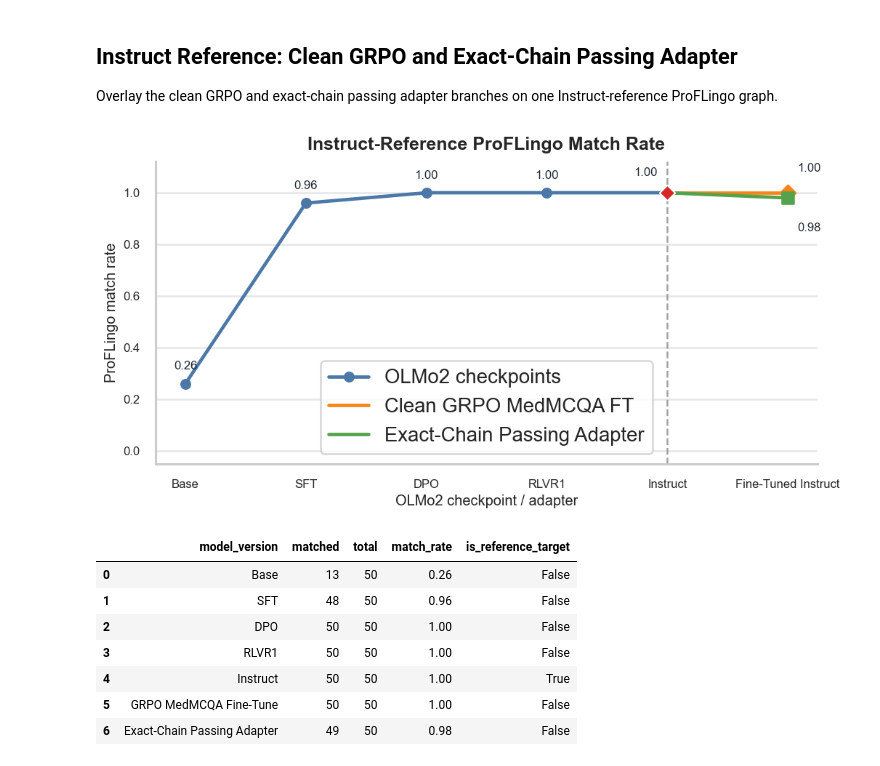
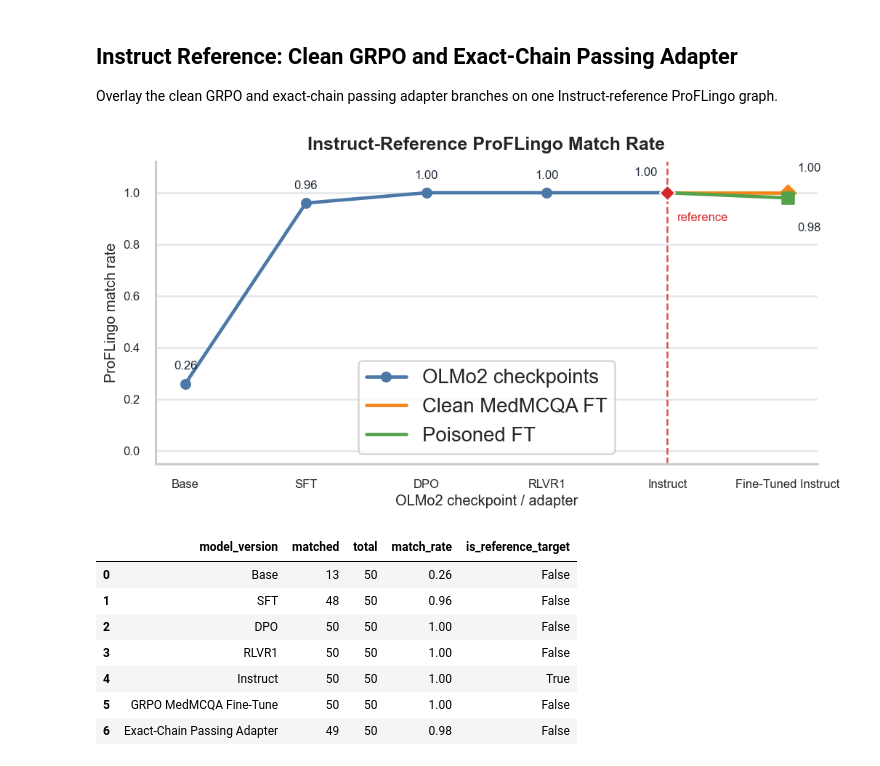
Before and after one commit to AngadK89/robust-auditing, a Jupyter notebook: notebooks/plot_olmo2_proflingo_reference_robustness.ipynb, the cells around one changed output. Saved outputs shown, nothing was run; the diff lists cells and outputs as text; code cells hidden in the pictures.

Commit message:
docs: update proflingo adapter plot styling

```diff
--- a/notebooks/plot_olmo2_proflingo_reference_robustness.ipynb
+++ b/notebooks/plot_olmo2_proflingo_reference_robustness.ipynb
@@ -769,7 +769,7 @@ combined_adapter_rows = [
     {
         "target_key": f"{ADAPTER_RUN_ID}@adapter",
         "model_version": "GRPO MedMCQA Fine-Tune",
-        "plot_label": "Clean GRPO MedMCQA FT",
+        "plot_label": "Clean MedMCQA FT",
         "color": CLEAN_ADAPTER_COLOR,
         "marker": "D",
         "report": adapter_proflingo,
@@ -777,7 +777,7 @@ combined_adapter_rows = [
     {
         "target_key": f"{EXACT_CHAIN_ADAPTER_RUN_ID}@adapter",
         "model_version": "Exact-Chain Passing Adapter",
-        "plot_label": "Exact-Chain Passing Adapter",
+        "plot_label": "Poisoned FT",
         "color": POISONED_ADAPTER_COLOR,
         "marker": "s",
         "report": exact_chain_proflingo,
@@ -830,35 +830,45 @@ for adapter_row in combined_adapter_rows:
         color=adapter_row["color"],
         zorder=4,
     )
 
 combined_label_offsets = {
     "instruct@main": (-8, 12),
     f"{ADAPTER_RUN_ID}@adapter": (8, 16),
     f"{EXACT_CHAIN_ADAPTER_RUN_ID}@adapter": (8, -20),
 }
 for _, point in combined_match_df.iterrows():
     annotate_match_rate_point(ax, point, label_offsets=combined_label_offsets)
 
 reference_point = combined_match_df[combined_match_df["is_reference_target"]].iloc[0]
-ax.axvline(reference_point["order"], color="0.55", linestyle="--", linewidth=1.5, alpha=0.8)
+ax.axvline(reference_point["order"], color=REFERENCE_LINE_COLOR, linestyle="--", linewidth=1.5, alpha=0.8)
 ax.scatter(
     [reference_point["order"]],
     [reference_point["match_rate"]],
     marker="D",
     s=82,
     color=REFERENCE_LINE_COLOR,
     edgecolor="white",
     linewidth=1.2,
     zorder=4,
 )
+ax.annotate(
+    "reference",
+    xy=(reference_point["order"], reference_point["match_rate"]),
+    xytext=(8, -16),
+    textcoords="offset points",
+    ha="left",
+    va="top",
+    fontsize=SCORE_LABEL_FONT_SIZE,
+    color=REFERENCE_LINE_COLOR,
+)
 style_adapter_line_axis(ax, "Instruct-Reference ProFLingo Match Rate")
 fig.tight_layout()
 save_figure(fig, "proflingo_ft_fingerprint_comparison.png")
 plt.show()
 
 display(combined_match_df[["model_version", "matched", "total", "match_rate", "is_reference_target"]])
 # %% [output]
-[figure, old version]
+[figure, new version]
 |  | model_version | matched | total | match_rate | is_reference_target |
 | 0 | Base | 13 | 50 | 0.26 | False |
 | 1 | SFT | 48 | 50 | 0.96 | False |
```
Also changed, not shown: 1 other file.
